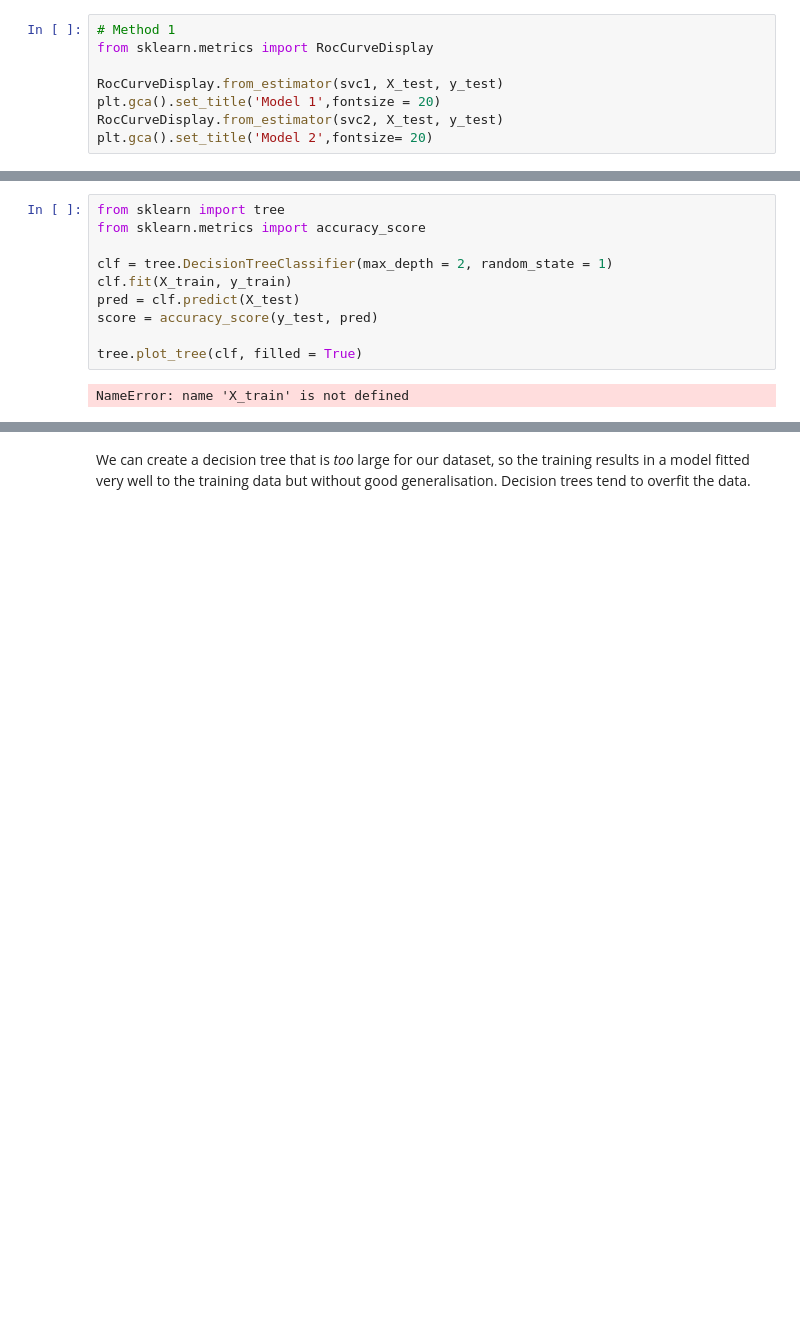
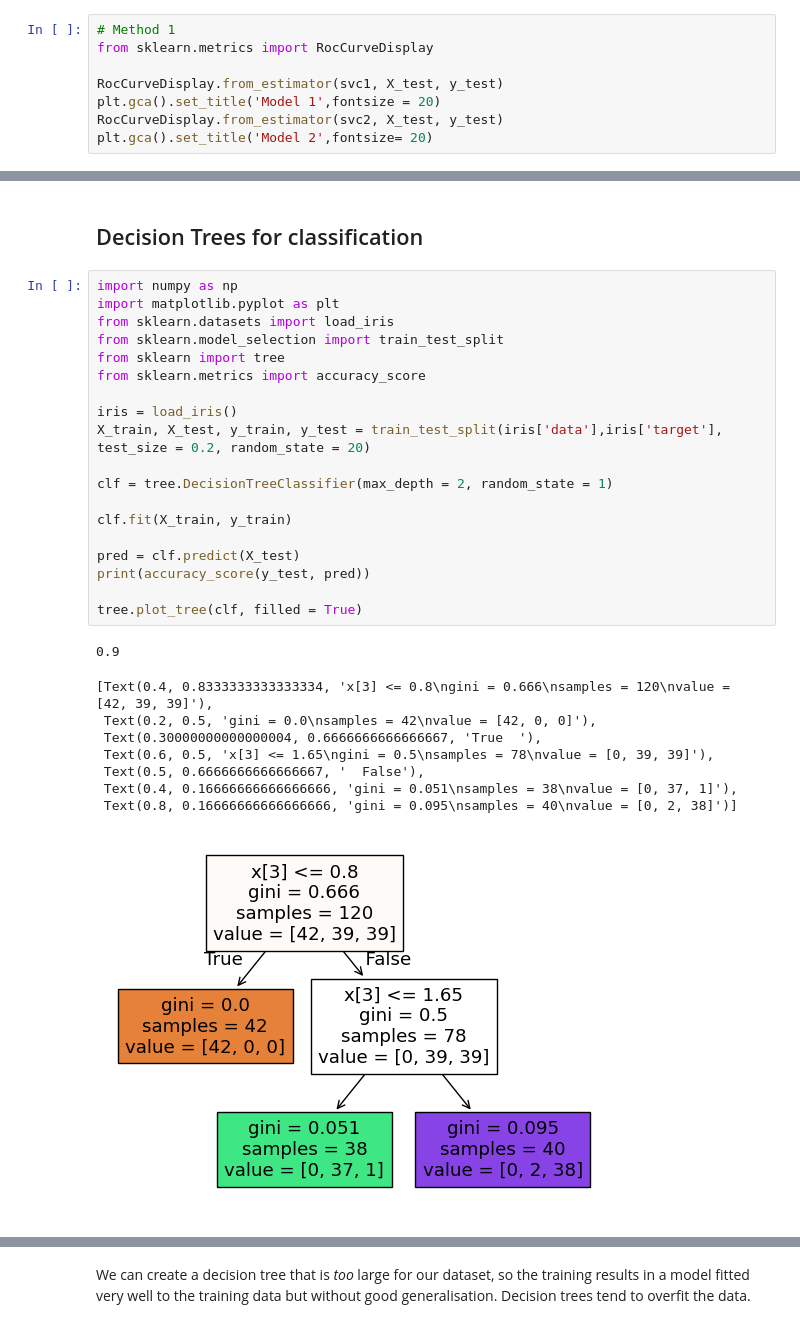
Before and after one commit to Cissi07/DSML-Prep, a Jupyter notebook: DSML_code_shared.ipynb, the cells around one changed output, grey strips where cells are left out. Saved outputs shown, nothing was run; the diff lists cells and outputs as text; blank space fills up the shorter version.

```diff
--- a/DSML_code_shared.ipynb
+++ b/DSML_code_shared.ipynb
@@ -1045,13 +1207,32 @@ pipeline = make_pipeline(scaler, svr)
-# %%
-from sklearn import tree
-from sklearn.metrics import accuracy_score
-
-clf = tree.DecisionTreeClassifier(max_depth = 2, random_state = 1)
-clf.fit(X_train, y_train)
-pred = clf.predict(X_test)
-score = accuracy_score(y_test, pred)
-
-tree.plot_tree(clf, filled = True)
-# %% [output]
-NameError: name 'X_train' is not defined
+# %% [markdown]
+## <h2><a id="treeclass">Decision Trees for classification</a></h2>
+# %%
+import numpy as np
+import matplotlib.pyplot as plt
+from sklearn.datasets import load_iris
+from sklearn.model_selection import train_test_split
+from sklearn import tree
+from sklearn.metrics import accuracy_score
+
+iris = load_iris()
+X_train, X_test, y_train, y_test = train_test_split(iris['data'],iris['target'], test_size = 0.2, random_state = 20)
+
+clf = tree.DecisionTreeClassifier(max_depth = 2, random_state = 1)
+
+clf.fit(X_train, y_train)
+
+pred = clf.predict(X_test)
+print(accuracy_score(y_test, pred))
+
+tree.plot_tree(clf, filled = True)
+# %% [output]
+0.9
+[Text(0.4, 0.8333333333333334, 'x[3] <= 0.8\ngini = 0.666\nsamples = 120\nvalue = [42, 39, 39]'),
+ Text(0.2, 0.5, 'gini = 0.0\nsamples = 42\nvalue = [42, 0, 0]'),
+ Text(0.30000000000000004, 0.6666666666666667, 'True  '),
+ Text(0.6, 0.5, 'x[3] <= 1.65\ngini = 0.5\nsamples = 78\nvalue = [0, 39, 39]'),
+ Text(0.5, 0.6666666666666667, '  False'),
+ Text(0.4, 0.16666666666666666, 'gini = 0.051\nsamples = 38\nvalue = [0, 37, 1]'),
+ Text(0.8, 0.16666666666666666, 'gini = 0.095\nsamples = 40\nvalue = [0, 2, 38]')]
+[figure, added]
 # %% [markdown]
```
Also changed, not shown: parts of 63 cells of this notebook.
